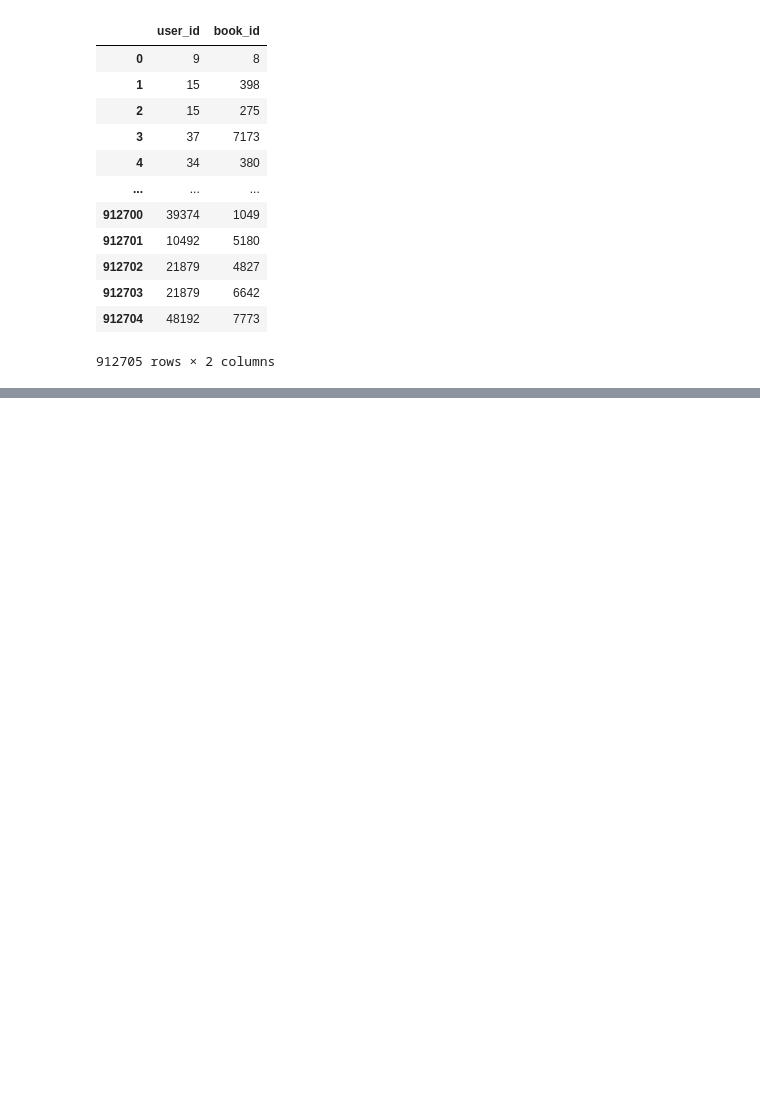
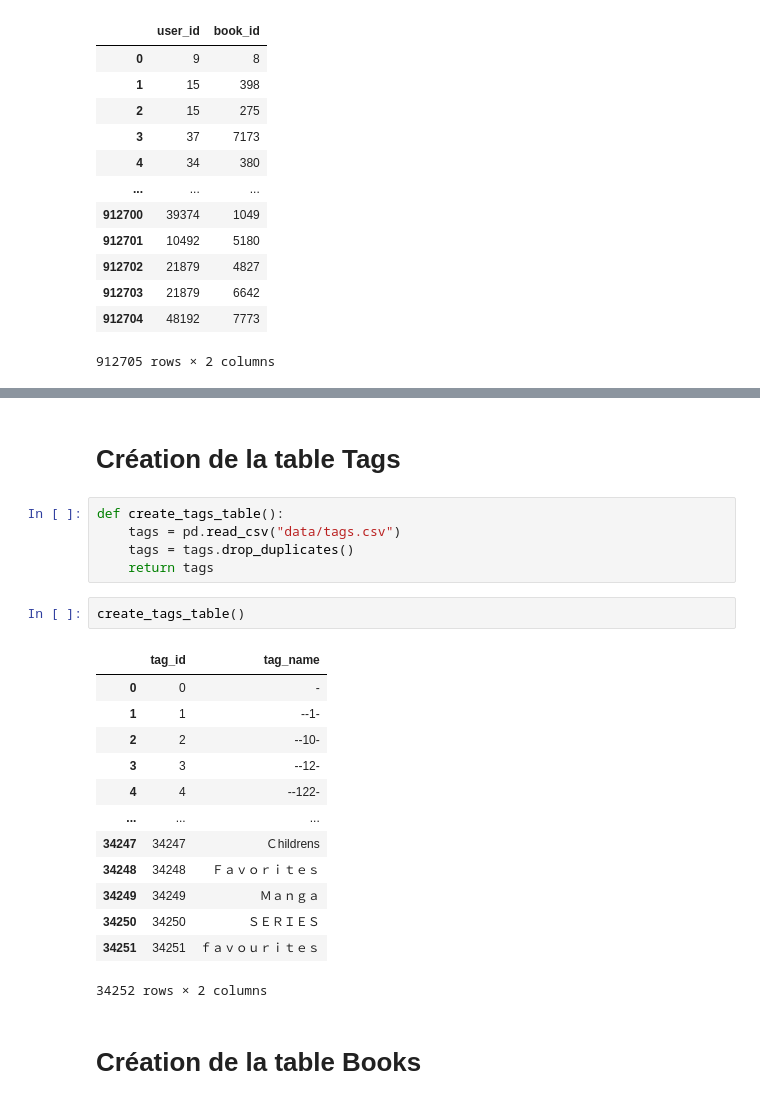
Before and after one commit to Recomandation-System-Simplon/Librairie_recommandation, a Jupyter notebook: DossierWorks/DataAnalyse.ipynb, the cells around one changed output, grey strips where cells are left out. Cells and saved outputs as stored; diff of their text form; blank space fills up the shorter version.

```diff
--- a/DossierWorks/DataAnalyse.ipynb
+++ b/DossierWorks/DataAnalyse.ipynb
@@ -190,0 +314,25 @@ to_read
+# %% [markdown]
+# Création de la table Tags
+# %%
+def create_tags_table():
+    tags = pd.read_csv("data/tags.csv")
+    tags = tags.drop_duplicates()
+    return tags
+# %%
+create_tags_table()
+# %% [output]
+|  | tag_id | tag_name |
+| 0 | 0 | - |
+| 1 | 1 | --1- |
+| 2 | 2 | --10- |
+| 3 | 3 | --12- |
+| 4 | 4 | --122- |
+| ... | ... | ... |
+| 34247 | 34247 | Ｃhildrens |
+| 34248 | 34248 | Ｆａｖｏｒｉｔｅｓ |
+| 34249 | 34249 | Ｍａｎｇａ |
+| 34250 | 34250 | ＳＥＲＩＥＳ |
+| 34251 | 34251 | ｆａｖｏｕｒｉｔｅｓ |
+34252 rows × 2 columns
+# %% [markdown]
+# Création de la table Books
```
Also changed, not shown: parts of 17 cells of this notebook.
